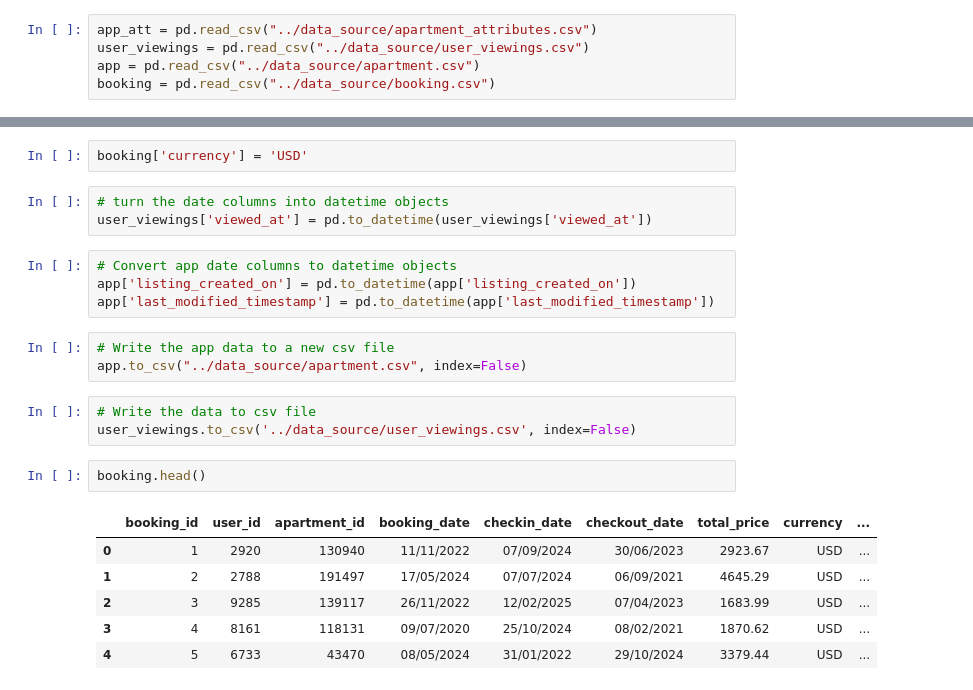
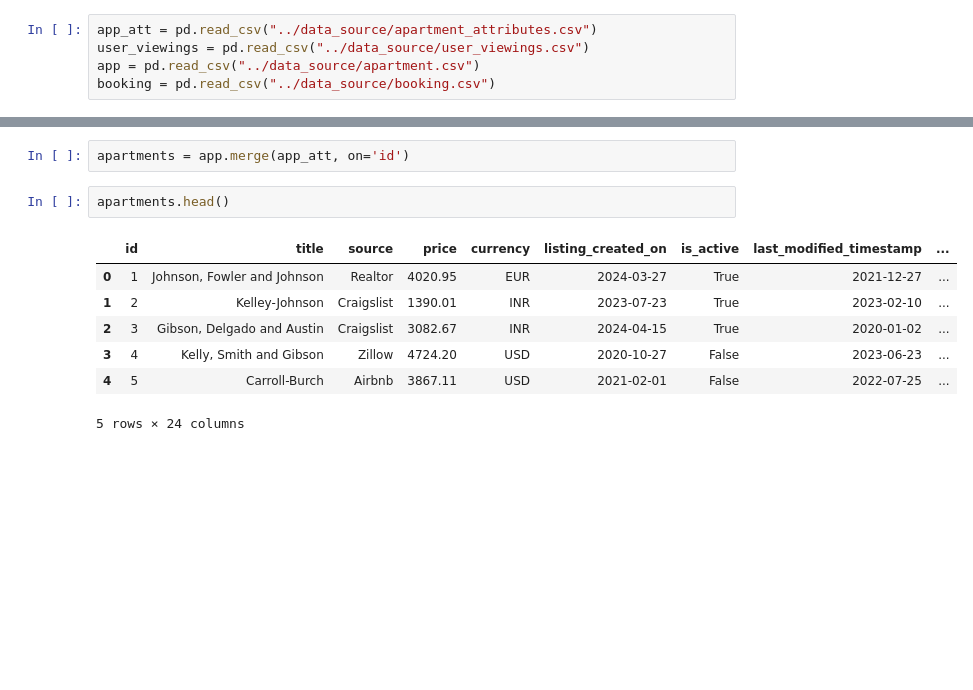
Before and after one commit to Amoako419/Rental_Marketplace, a Jupyter notebook: notebooks/kpis_pandas.ipynb, the cells around one changed output, grey strips where cells are left out. Drawn from its saved outputs; the diff is of its cells as text; blank space fills up the shorter version.

```diff
--- a/notebooks/kpis_pandas.ipynb
+++ b/notebooks/kpis_pandas.ipynb
@@ -17,24 +28,12 @@ app.head()
-# %%
-booking['currency'] = 'USD'
-# %%
-# turn the date columns into datetime objects
-user_viewings['viewed_at'] = pd.to_datetime(user_viewings['viewed_at'])
-# %%
-# Convert app date columns to datetime objects
-app['listing_created_on'] = pd.to_datetime(app['listing_created_on'])
-app['last_modified_timestamp'] = pd.to_datetime(app['last_modified_timestamp'])
-# %%
-# Write the app data to a new csv file
-app.to_csv("../data_source/apartment.csv", index=False)
-# %%
-# Write the data to csv file
-user_viewings.to_csv('../data_source/user_viewings.csv', index=False)
+# %%
+apartments = app.merge(app_att, on='id')
 # %%
-booking.head()
+apartments.head()
 # %% [output]
-|  | booking_id | user_id | apartment_id | booking_date | checkin_date | checkout_date | total_price | currency | ... |
-| 0 | 1 | 2920 | 130940 | 11/11/2022 | 07/09/2024 | 30/06/2023 | 2923.67 | USD | ... |
-| 1 | 2 | 2788 | 191497 | 17/05/2024 | 07/07/2024 | 06/09/2021 | 4645.29 | USD | ... |
-| 2 | 3 | 9285 | 139117 | 26/11/2022 | 12/02/2025 | 07/04/2023 | 1683.99 | USD | ... |
-| 3 | 4 | 8161 | 118131 | 09/07/2020 | 25/10/2024 | 08/02/2021 | 1870.62 | USD | ... |
-| 4 | 5 | 6733 | 43470 | 08/05/2024 | 31/01/2022 | 29/10/2024 | 3379.44 | USD | ... |
+|  | id | title | source | price | currency | listing_created_on | is_active | last_modified_timestamp | ... |
+| 0 | 1 | Johnson, Fowler and Johnson | Realtor | 4020.95 | EUR | 2024-03-27 | True | 2021-12-27 | ... |
+| 1 | 2 | Kelley-Johnson | Craigslist | 1390.01 | INR | 2023-07-23 | True | 2023-02-10 | ... |
+| 2 | 3 | Gibson, Delgado and Austin | Craigslist | 3082.67 | INR | 2024-04-15 | True | 2020-01-02 | ... |
+| 3 | 4 | Kelly, Smith and Gibson | Zillow | 4724.20 | USD | 2020-10-27 | False | 2023-06-23 | ... |
+| 4 | 5 | Carroll-Burch | Airbnb | 3867.11 | USD | 2021-02-01 | False | 2022-07-25 | ... |
+5 rows × 24 columns
```
Also changed, not shown: parts of 36 cells of this notebook.
